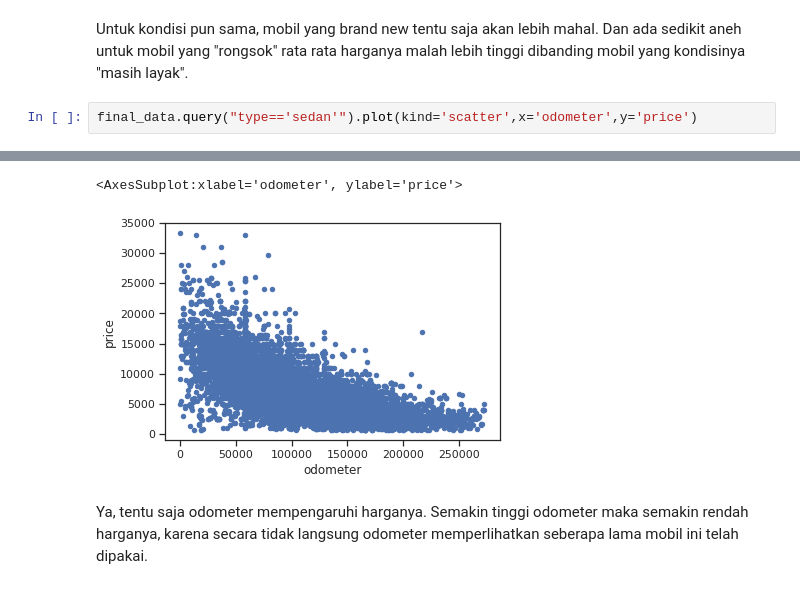
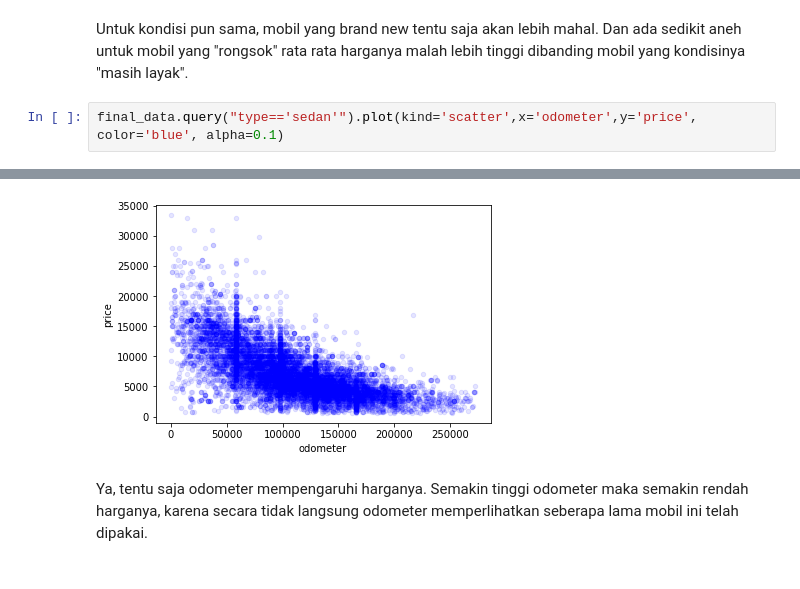
Before and after one commit to roobyyi/Data-Scientist-Practicum-Project, a Jupyter notebook: Project_3.ipynb, the cells around one changed output, grey strips where cells are left out. Cells and saved outputs as stored; diff of their text form.

```diff
--- a/Project_3.ipynb
+++ b/Project_3.ipynb
@@ -1194,5 +1193,5 @@ final_data.loc[final_data['type']=='sedan'].pivot_table(index=['type','condition
 # %% [markdown]
 Untuk kondisi pun sama, mobil yang brand new tentu saja akan lebih mahal. Dan ada sedikit aneh untuk mobil yang "rongsok" rata rata harganya malah lebih tinggi dibanding mobil yang kondisinya "masih layak".
 # %%
-final_data.query("type=='sedan'").plot(kind='scatter',x='odometer',y='price')
+final_data.query("type=='sedan'").plot(kind='scatter',x='odometer',y='price', color='blue', alpha=0.1)
 # %% [output]
@@ -1200,5 +1199,4 @@ WARNING:matplotlib.axes._axes:*c* argument looks like a single numeric RGB or RG
-<AxesSubplot:xlabel='odometer', ylabel='price'>
-[figure, old version]
+[figure, new version]
 # %% [markdown]
 Ya, tentu saja odometer mempengaruhi harganya. Semakin tinggi odometer maka semakin rendah harganya, karena secara tidak langsung odometer memperlihatkan seberapa lama mobil ini telah dipakai.
 # %%
```
Also changed, not shown: parts of 34 cells of this notebook.
